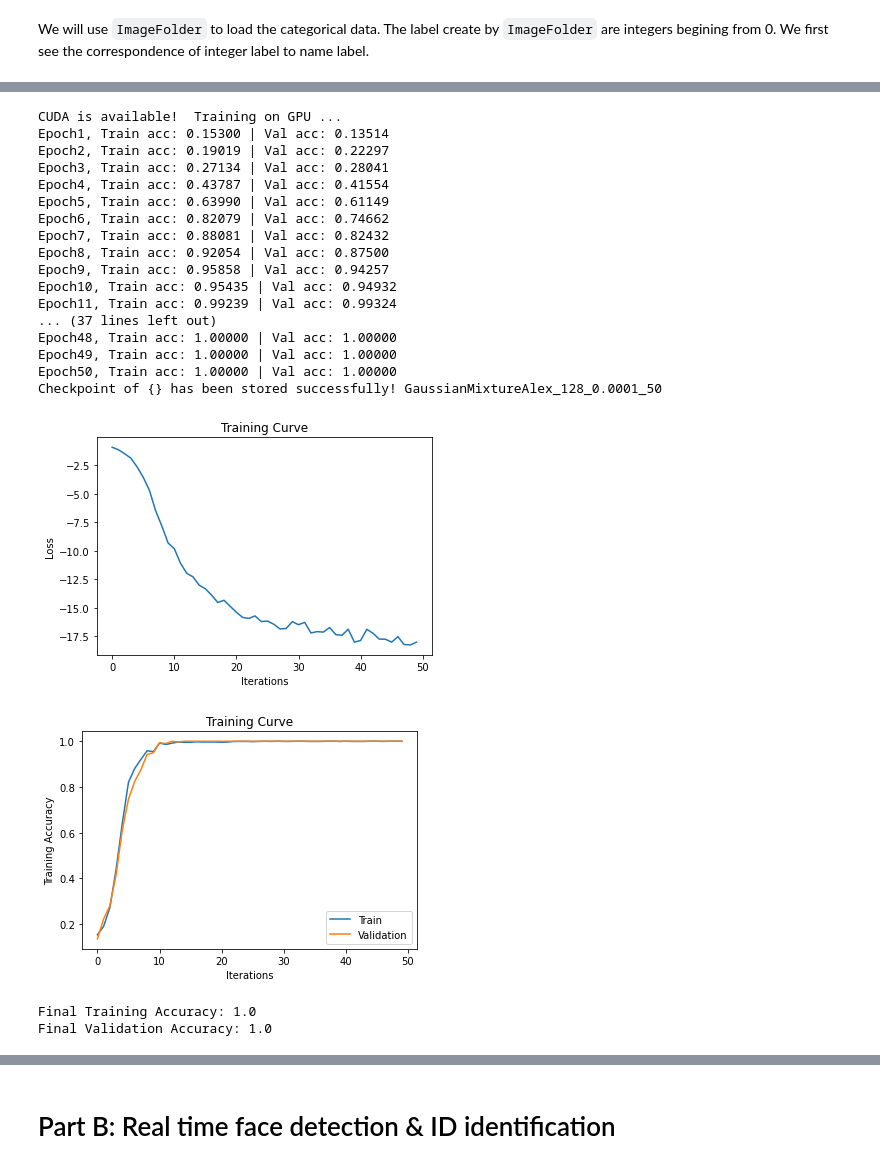
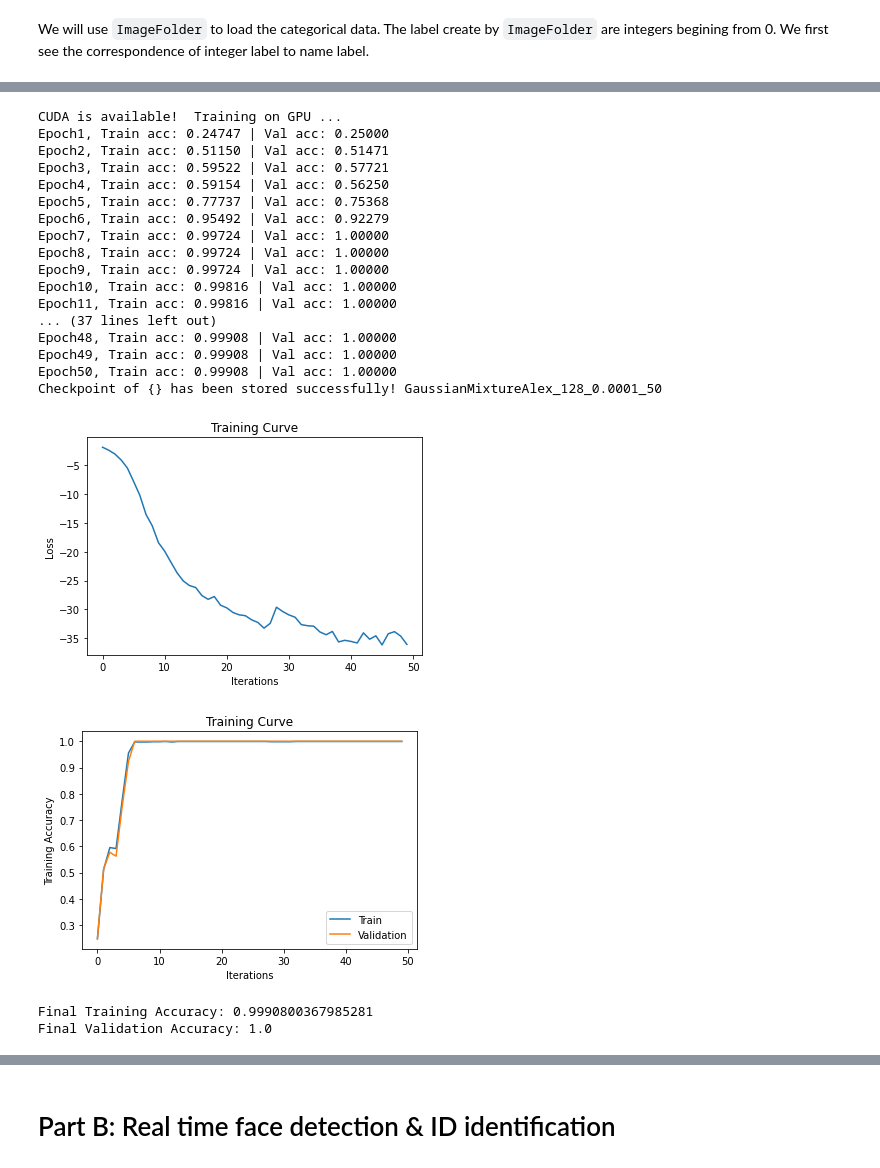
Before and after one commit to CZhao97/Facial-Identity-Recognition-With-Masks, a Jupyter notebook: model/Project_Face_detection_ensembled_newest_local.ipynb, the cells around one changed output, grey strips where cells are left out. Cells and saved outputs as stored; diff of their text form; code cells hidden in the pictures.

```diff
--- a/model/Project_Face_detection_ensembled_newest_local.ipynb
+++ b/model/Project_Face_detection_ensembled_newest_local.ipynb
@@ -152,8 +152,9 @@ We will use `ImageFolder` to load the categorical data. The label create by `Ima
 dataset_path = 'E:/Codes/1517Project/Dataset/FacialDataset/ImageDataset/'
 
 transform = transforms.Compose([transforms.Resize((224, 224)),  # (224, 224)
-                                    transforms.RandomHorizontalFlip(),  # flip images
+                                    # transforms.RandomHorizontalFlip(),  # flip images
                                     transforms.ToTensor(),
                                     transforms.Normalize(mean=[0.5, 0.5, 0.5], std=[0.5, 0.5, 0.5]),])
-print(datasets.ImageFolder(root=dataset_path, transform=transform).class_to_idx)
+data = datasets.ImageFolder(root=dataset_path, transform=transform)
+print(data.class_to_idx)
 # %% [output]
@@ -162,7 +163,7 @@ print(datasets.ImageFolder(root=dataset_path, transform=transform).class_to_idx)
 def split_data(dataset_path, batch_size=64):
 
     transform = transforms.Compose([transforms.Resize((224, 224)),
-                    transforms.RandomHorizontalFlip(),  # flip images
+                    # transforms.RandomHorizontalFlip(),  # flip images
                     transforms.ToTensor(),
                     transforms.Normalize(mean=[0.5, 0.5, 0.5], std=[0.5, 0.5, 0.5]),])
 
@@ -185,3 +186,21 @@ def split_data(dataset_path, batch_size=64):
                   torch.utils.data.DataLoader(training_dataset, batch_size=batch_size, sampler=val_sampler)
 
     return train_loader, val_loader
+# %%
+train_loader, val_loader = split_data(dataset_path, batch_size = 32)
+
+k = 0
+for images, labels in train_loader:
+    # since batch_size = 1, there is only 1 image in `images`
+    image = images[0]
+    # place the colour channel at the end, instead of at the beginning
+    img = np.transpose(image, [1, 2, 0])
+    # normalize pixel intensity values to [0, 1]
+    img = img / 2 + 0.5
+    plt.subplot(4, 8, k+1)
+    plt.axis('off')
+    plt.imshow(img)
+    k += 1
+    if k > 31:
+        plt.show()
+        break
@@ -242,7 +263,7 @@ class GaussianMixtureAlex(nn.Module):
 # %%
 # function to save checkpoint
 
-def OneHotEncoder(ls, class_num = 13):
+def OneHotEncoder(ls, class_num = 12):
   unique_ls = list(set(ls))
   onehot_encoded = np.zeros((len(ls), class_num))
   for i in range(len(ls)):
@@ -420,41 +441,41 @@ def train(model, dataset_path, opt, batch_size = 64, learning_rate=0.01, epochs=
   print("Final Training Accuracy: {}".format(train_acc[-1]))
   print("Final Validation Accuracy: {}".format(val_acc[-1]))
 # %%
-class_num = 13
+class_num = 12
 
 model = GaussianMixtureAlex(outputs = class_num)
 
 data_path = 'E:/Codes/1517Project/Dataset/FacialDataset/ImageDataset/'
 
 
 if use_cuda and torch.cuda.is_available():
   model.cuda()
   print('CUDA is available!  Training on GPU ...')
 else:
   print('CUDA is not available.  Training on CPU ...')
 
 train(model, data_path, opt = optim.Adam, batch_size = 128, learning_rate=0.0001, epochs=50, grey_images_flag = True)
 # %% [output]
 CUDA is available!  Training on GPU ...
-Epoch1, Train acc: 0.15300 | Val acc: 0.13514
-Epoch2, Train acc: 0.19019 | Val acc: 0.22297
-Epoch3, Train acc: 0.27134 | Val acc: 0.28041
-Epoch4, Train acc: 0.43787 | Val acc: 0.41554
-Epoch5, Train acc: 0.63990 | Val acc: 0.61149
-Epoch6, Train acc: 0.82079 | Val acc: 0.74662
-Epoch7, Train acc: 0.88081 | Val acc: 0.82432
-Epoch8, Train acc: 0.92054 | Val acc: 0.87500
-Epoch9, Train acc: 0.95858 | Val acc: 0.94257
-Epoch10, Train acc: 0.95435 | Val acc: 0.94932
-Epoch11, Train acc: 0.99239 | Val acc: 0.99324
+Epoch1, Train acc: 0.24747 | Val acc: 0.25000
+Epoch2, Train acc: 0.51150 | Val acc: 0.51471
+Epoch3, Train acc: 0.59522 | Val acc: 0.57721
+Epoch4, Train acc: 0.59154 | Val acc: 0.56250
+Epoch5, Train acc: 0.77737 | Val acc: 0.75368
+Epoch6, Train acc: 0.95492 | Val acc: 0.92279
+Epoch7, Train acc: 0.99724 | Val acc: 1.00000
+Epoch8, Train acc: 0.99724 | Val acc: 1.00000
+Epoch9, Train acc: 0.99724 | Val acc: 1.00000
+Epoch10, Train acc: 0.99816 | Val acc: 1.00000
+Epoch11, Train acc: 0.99816 | Val acc: 1.00000
 ... (37 lines left out)
-Epoch48, Train acc: 1.00000 | Val acc: 1.00000
-Epoch49, Train acc: 1.00000 | Val acc: 1.00000
-Epoch50, Train acc: 1.00000 | Val acc: 1.00000
+Epoch48, Train acc: 0.99908 | Val acc: 1.00000
+Epoch49, Train acc: 0.99908 | Val acc: 1.00000
+Epoch50, Train acc: 0.99908 | Val acc: 1.00000
 Checkpoint of {} has been stored successfully! GaussianMixtureAlex_128_0.0001_50
-[figure, old version]
+[figure, new version]
-[figure, old version]
+[figure, new version]
-Final Training Accuracy: 1.0
+Final Training Accuracy: 0.9990800367985281
 Final Validation Accuracy: 1.0
 # %%
 train_loader, val_loader = split_data(data_path, batch_size = 32)
```
Also changed, not shown: parts of 4 cells of this notebook.
